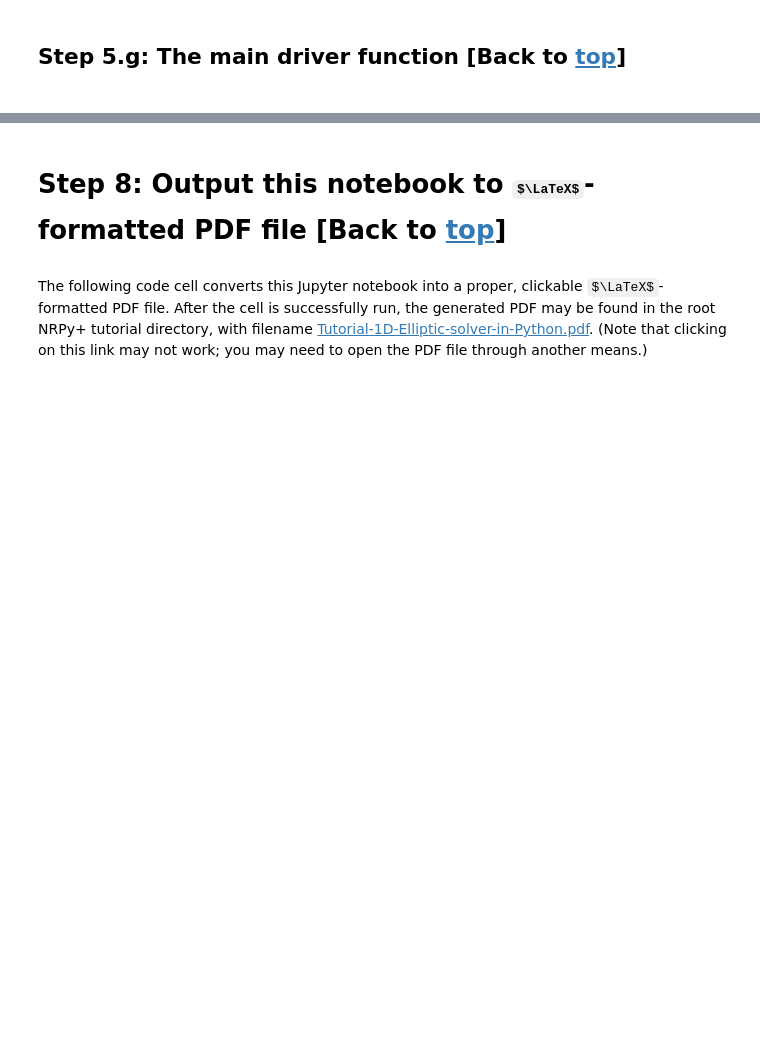
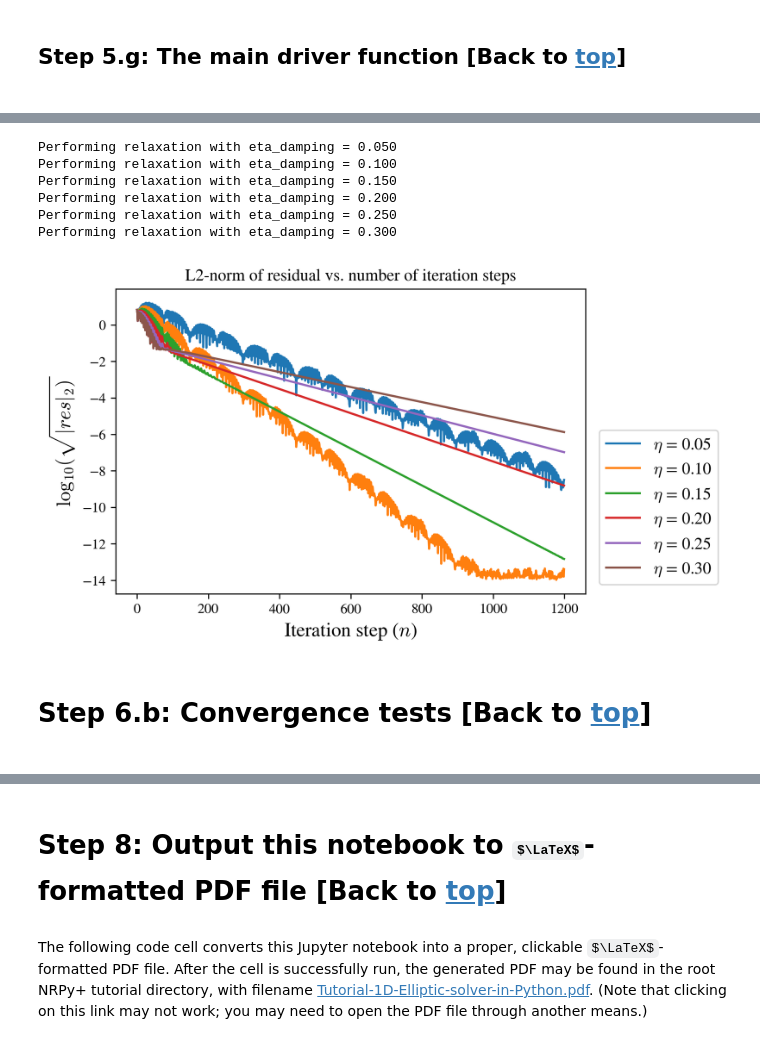
Before and after one commit to assumpcaothiago/etk2022nrpy, a Jupyter notebook: Tutorial-1D-Elliptic-solver-in-Python.ipynb, the cells around one changed output, grey strips where cells are left out. Saved outputs shown, nothing was run; the diff lists cells and outputs as text; code cells hidden in the pictures; some formulas as TeX source; blank space fills up the shorter version.

```diff
--- a/Tutorial-1D-Elliptic-solver-in-Python.ipynb
+++ b/Tutorial-1D-Elliptic-solver-in-Python.ipynb
@@ -716,0 +732,48 @@ plt.show()
+# %%
+# Set parameters
+N           = 100
+NGHOSTS     = 2
+domain_size = 50.
+A           = 1.
+w           = 1.
+sigma       = 30.
+c           = 1.
+N_iter      = 1200
+# Define range of eta values to be tested
+eta_damping_list = np.array([0.05, 0.1, 0.15, 0.2, 0.25, 0.3])
+l2_norm_res_list = []
+# Perform relaxation for different values of eta_damping
+for eta_damping in eta_damping_list:
+    # Set parameter namedtuple
+    params = parameters(N, NGHOSTS, domain_size, A, w, sigma, eta_damping, c, N_iter)
+    # Perform relaxation
+    print(f"Performing relaxation with eta_damping = {eta_damping:.3f}")
+    xx, u, v, res, l2_norm_res = elliptic_solver(params)
+    # Store l2_norm_res
+    l2_norm_res_list.append(l2_norm_res)
+# %% [output]
+Performing relaxation with eta_damping = 0.050
+Performing relaxation with eta_damping = 0.100
+Performing relaxation with eta_damping = 0.150
+Performing relaxation with eta_damping = 0.200
+Performing relaxation with eta_damping = 0.250
+Performing relaxation with eta_damping = 0.300
+# %%
+fig = plt.figure(dpi=300)
+
+n_steps = np.arange(N_iter)
+for i, l2_norm_res in enumerate(l2_norm_res_list):
+    plt.plot(n_steps, np.log10(l2_norm_res), label=f"$\eta$ = {eta_damping_list[i]:.2f}")
+
+plt.title("L2-norm of residual vs. number of iteration steps")
+plt.xlabel(r"Iteration step ($n$)", fontsize = 14)
+plt.ylabel(r"$\log_{10}(\sqrt{|res|_2)}$", fontsize = 14)
+plt.legend(loc=(1.03,.03),fontsize=12);
+plt.show()
+# %% [output]
+[figure, added]
+# %% [markdown]
+<a id='error_analysis_spatial_convergence'></a>
+
+# Step 6.b: Convergence tests \[Back to [top](#toc)\]
+$$\label{error_analysis_spatial_convergence}$$
```
Also changed, not shown: parts of 22 cells of this notebook.
